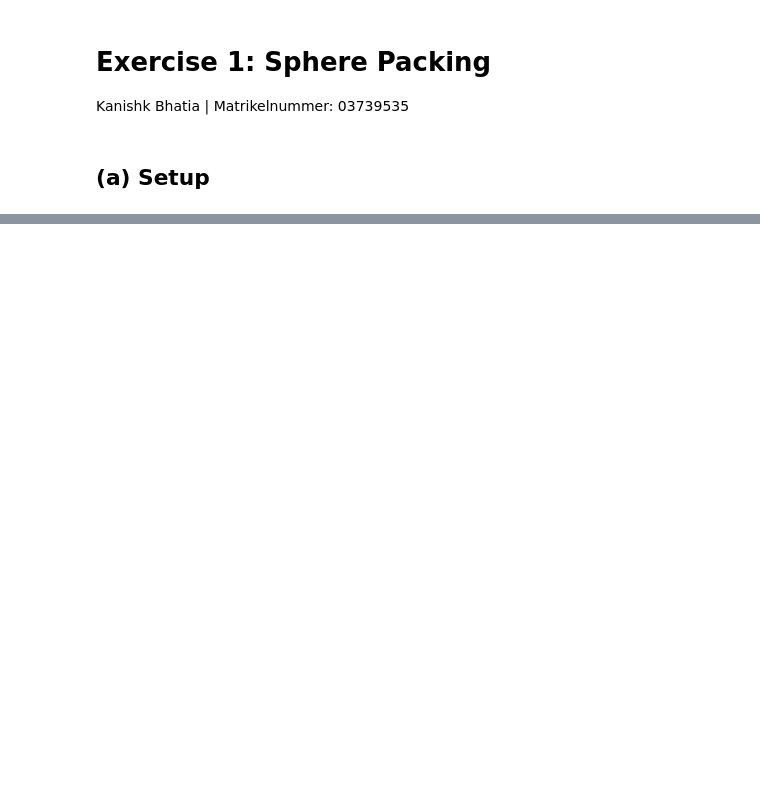
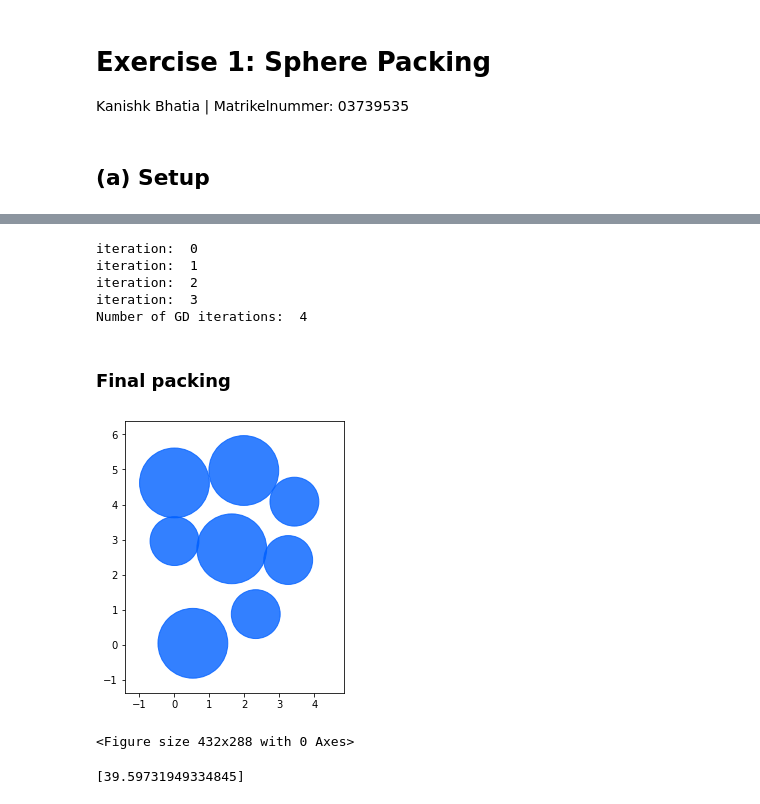
Before and after one commit to kanishkbh/Advanced-Deep-Learning-in-Physics, a Jupyter notebook: Ex 1/Ex1.ipynb, the cells around one changed output, grey strips where cells are left out. Cells and saved outputs as stored; diff of their text form; code cells hidden in the pictures; blank space fills up the shorter version.

```diff
--- a/Ex 1/Ex1.ipynb
+++ b/Ex 1/Ex1.ipynb
@@ -103,0 +105,9 @@ Energy Tensor:
+# %%
+def apply_boundary_condition(x, box_low, box_high):
+    x = math.where(x <= box_high, x, box_low + x-box_high)  # TOP and RIGHT boundary
+    x = math.where(x >= box_low,  x, box_high+x)            # BOTTOM and LEFT boundary
+    x = math.where(x <= box_high, x, box_low + x-box_high)  # once more for sanity
+    x = math.where(x >= box_low,  x, box_high+x)            # once more for sanity
+    return x
+# x = apply_boundary_condition(x, space_low, space_high)
+# math.print(x)
@@ -103,0 +197,28 @@ Energy Tensor:
+# %%
+# Perform GD
+descent_rate = 0.1
+max_iter = 50
+tolerance = 0.001
+x, iter_count = my_gradient_descent(x, radii_tensor, descent_rate, tolerance, max_iter)
+# math.print(x)
+print("Number of GD iterations: ", iter_count)
+# %% [output]
+iteration:  0
+iteration:  1
+iteration:  2
+iteration:  3
+Number of GD iterations:  4
+# %% [markdown]
+### Final packing
+# %%
+# x_batches = math.stack(x_list, batch('time'))
+# x_final = x_list[-1]
+vis.plot( PointCloud(Sphere(x, radius=radii_tensor*np.sqrt(2), bounds=Box(x=(space_low, space_high),y=(space_low, space_high)))), lib='matplotlib')
+# %% [output]
+[figure, added]
+<Figure size 432x288 with 0 Axes>
+# %%
+energy_list
+# plt.plot(energy_list)
+# %% [output]
+[39.59731949334845]
```
Also changed, not shown: parts of 25 cells of this notebook.
